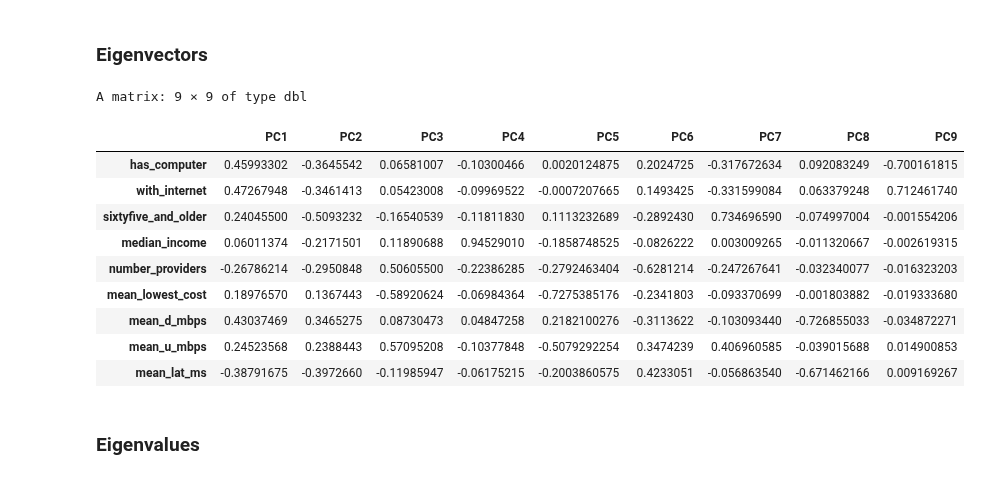
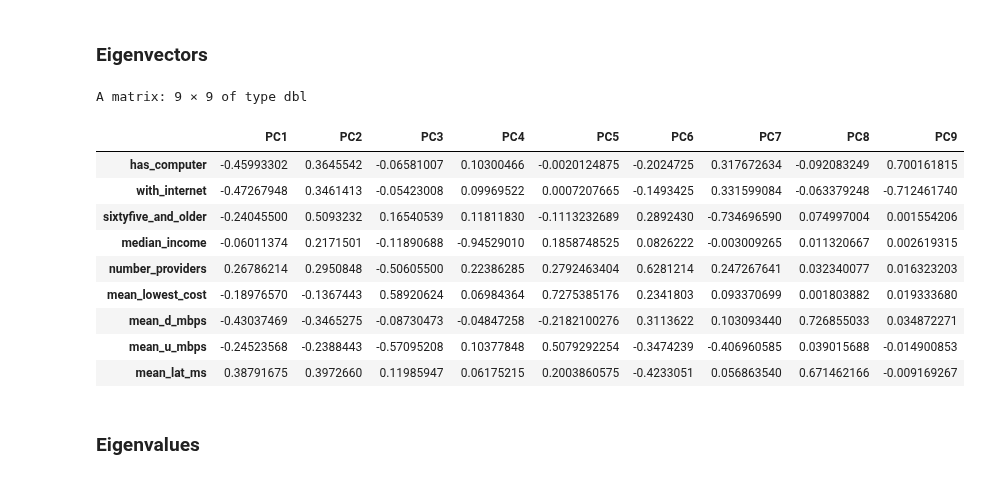
Before and after one commit to nicholasptran/eastern-washington-digital-equity, a Jupyter notebook: notebooks/pca_method2.ipynb, the cells around one changed output. Saved outputs shown, nothing was run; the diff lists cells and outputs as text; code cells hidden in the pictures.

```diff
--- a/notebooks/pca_method2.ipynb
+++ b/notebooks/pca_method2.ipynb
@@ -160,21 +161,21 @@ A matrix: 3 × 9 of type dbl
 # %% [markdown]
 ### Eigenvectors
 # %%
-eigenvectors <- -pca_data$rotation
+eigenvectors <- pca_data$rotation
 
 eigenvectors
 # %% [output]
 A matrix: 9 × 9 of type dbl
 |  | PC1 | PC2 | PC3 | PC4 | PC5 | PC6 | PC7 | PC8 | PC9 |
-| has_computer | 0.45993302 | -0.3645542 | 0.06581007 | -0.10300466 | 0.0020124875 | 0.2024725 | -0.317672634 | 0.092083249 | -0.700161815 |
-| with_internet | 0.47267948 | -0.3461413 | 0.05423008 | -0.09969522 | -0.0007207665 | 0.1493425 | -0.331599084 | 0.063379248 | 0.712461740 |
-| sixtyfive_and_older | 0.24045500 | -0.5093232 | -0.16540539 | -0.11811830 | 0.1113232689 | -0.2892430 | 0.734696590 | -0.074997004 | -0.001554206 |
-| median_income | 0.06011374 | -0.2171501 | 0.11890688 | 0.94529010 | -0.1858748525 | -0.0826222 | 0.003009265 | -0.011320667 | -0.002619315 |
-| number_providers | -0.26786214 | -0.2950848 | 0.50605500 | -0.22386285 | -0.2792463404 | -0.6281214 | -0.247267641 | -0.032340077 | -0.016323203 |
-| mean_lowest_cost | 0.18976570 | 0.1367443 | -0.58920624 | -0.06984364 | -0.7275385176 | -0.2341803 | -0.093370699 | -0.001803882 | -0.019333680 |
-| mean_d_mbps | 0.43037469 | 0.3465275 | 0.08730473 | 0.04847258 | 0.2182100276 | -0.3113622 | -0.103093440 | -0.726855033 | -0.034872271 |
-| mean_u_mbps | 0.24523568 | 0.2388443 | 0.57095208 | -0.10377848 | -0.5079292254 | 0.3474239 | 0.406960585 | -0.039015688 | 0.014900853 |
-| mean_lat_ms | -0.38791675 | -0.3972660 | -0.11985947 | -0.06175215 | -0.2003860575 | 0.4233051 | -0.056863540 | -0.671462166 | 0.009169267 |
+| has_computer | -0.45993302 | 0.3645542 | -0.06581007 | 0.10300466 | -0.0020124875 | -0.2024725 | 0.317672634 | -0.092083249 | 0.700161815 |
+| with_internet | -0.47267948 | 0.3461413 | -0.05423008 | 0.09969522 | 0.0007207665 | -0.1493425 | 0.331599084 | -0.063379248 | -0.712461740 |
+| sixtyfive_and_older | -0.24045500 | 0.5093232 | 0.16540539 | 0.11811830 | -0.1113232689 | 0.2892430 | -0.734696590 | 0.074997004 | 0.001554206 |
+| median_income | -0.06011374 | 0.2171501 | -0.11890688 | -0.94529010 | 0.1858748525 | 0.0826222 | -0.003009265 | 0.011320667 | 0.002619315 |
+| number_providers | 0.26786214 | 0.2950848 | -0.50605500 | 0.22386285 | 0.2792463404 | 0.6281214 | 0.247267641 | 0.032340077 | 0.016323203 |
+| mean_lowest_cost | -0.18976570 | -0.1367443 | 0.58920624 | 0.06984364 | 0.7275385176 | 0.2341803 | 0.093370699 | 0.001803882 | 0.019333680 |
+| mean_d_mbps | -0.43037469 | -0.3465275 | -0.08730473 | -0.04847258 | -0.2182100276 | 0.3113622 | 0.103093440 | 0.726855033 | 0.034872271 |
+| mean_u_mbps | -0.24523568 | -0.2388443 | -0.57095208 | 0.10377848 | 0.5079292254 | -0.3474239 | -0.406960585 | 0.039015688 | -0.014900853 |
+| mean_lat_ms | 0.38791675 | 0.3972660 | 0.11985947 | 0.06175215 | 0.2003860575 | -0.4233051 | 0.056863540 | 0.671462166 | -0.009169267 |
 # %% [markdown]
 ### Eigenvalues
 # %%
```
Also changed, not shown: parts of 52 cells of this notebook, 14 other files.
